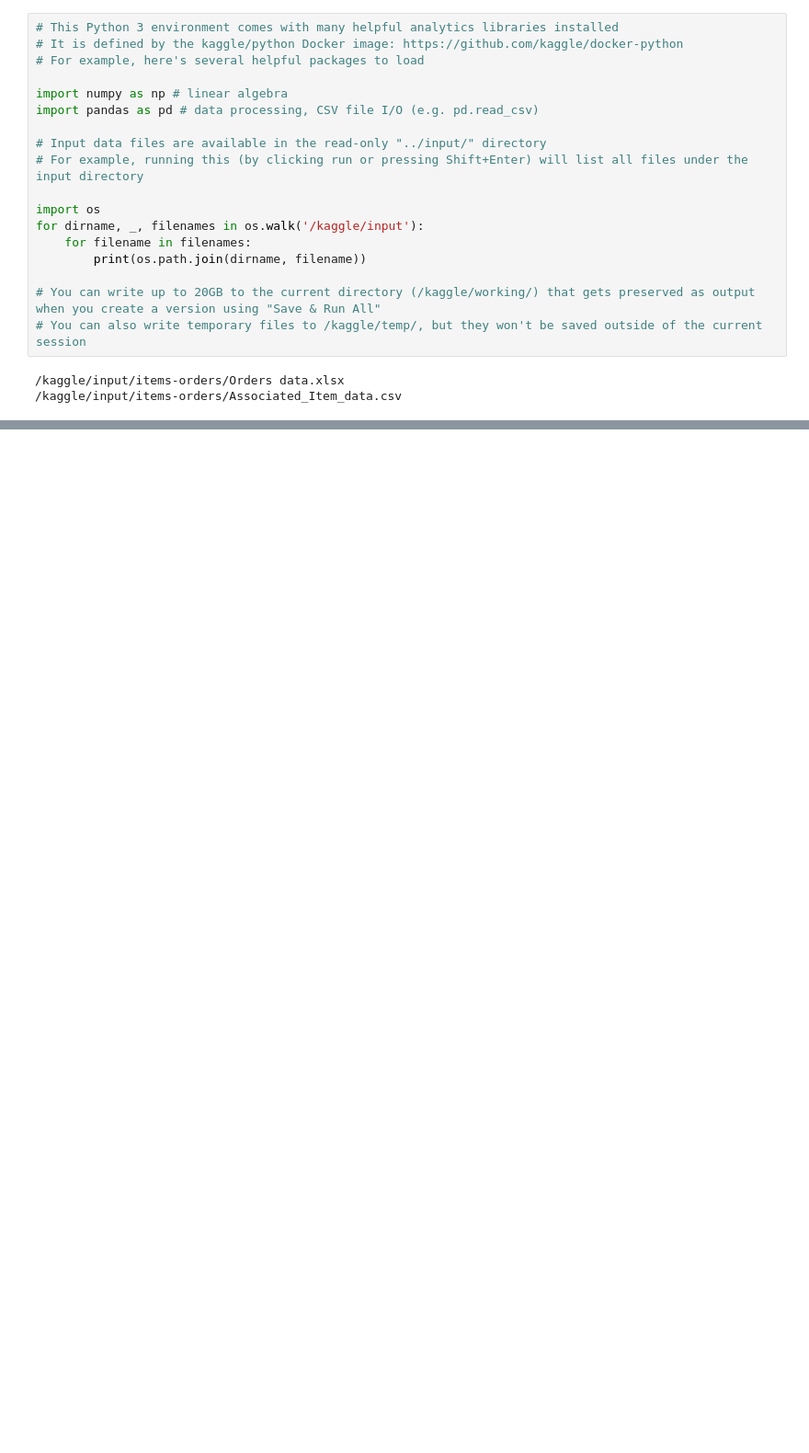
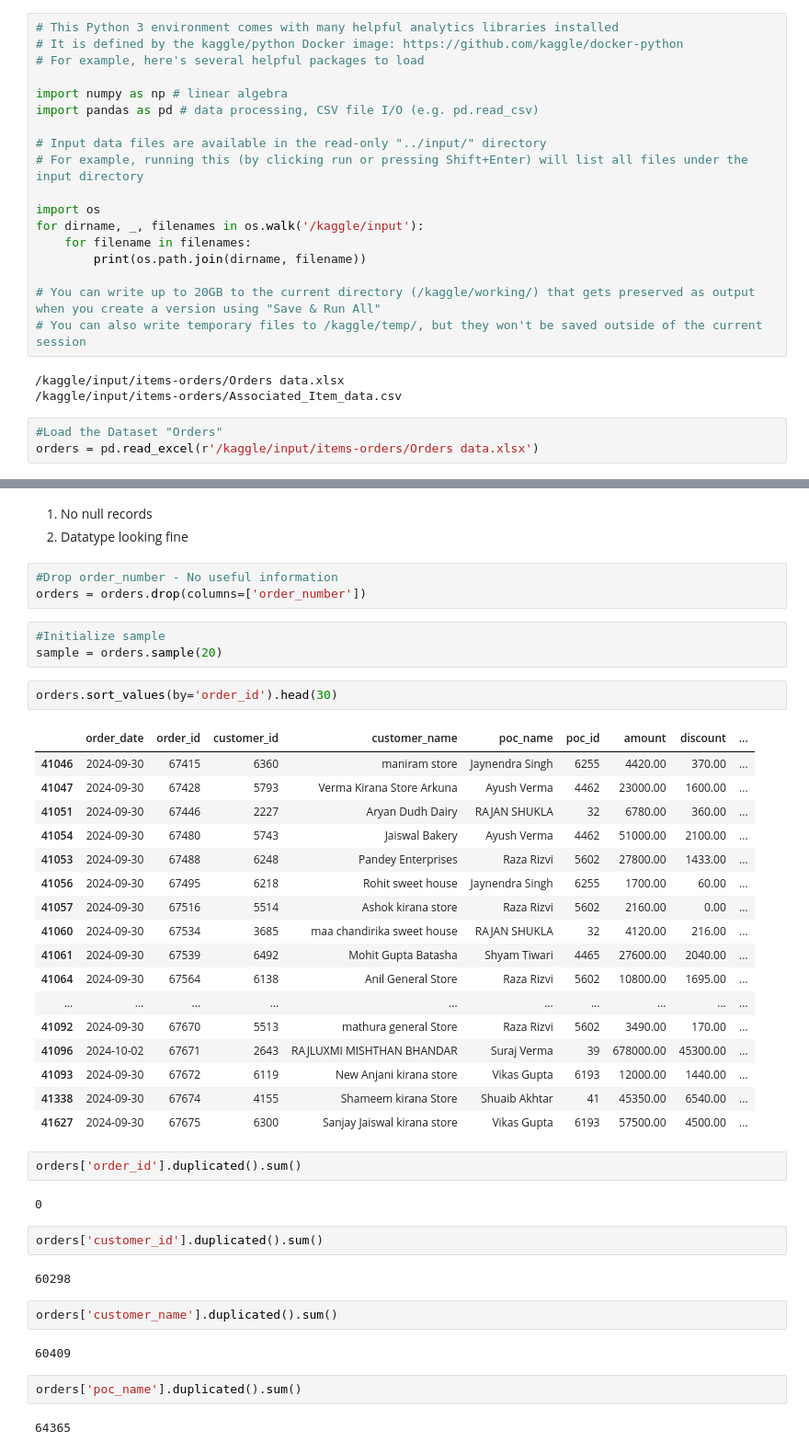
Before and after one commit to RujhaanTaneja/UnORG-SC-DS-MID-PREP_TEAM_HYPERION_Submission, a Jupyter notebook: Krish'sCodeFiles/Model.ipynb, the cells around one changed output, grey strips where cells are left out. Shown at 92% size. Cells and saved outputs as stored; diff of their text form; blank space fills up the shorter version.

Commit message:
Kaggle Notebook | UnORG_Krish | Version 2

```diff
--- a/Krish'sCodeFiles/Model.ipynb
+++ b/Krish'sCodeFiles/Model.ipynb
@@ -19,3 +19,6 @@ for dirname, _, filenames in os.walk('/kaggle/input'):
 # %% [output]
 /kaggle/input/items-orders/Orders data.xlsx
 /kaggle/input/items-orders/Associated_Item_data.csv
+# %%
+#Load the Dataset "Orders"
+orders = pd.read_excel(r'/kaggle/input/items-orders/Orders data.xlsx')
@@ -21,0 +54,46 @@ for dirname, _, filenames in os.walk('/kaggle/input'):
+# %% [markdown]
+
+1. No null records
+2. Datatype looking fine
+# %%
+#Drop order_number - No useful information
+orders = orders.drop(columns=['order_number'])
+# %%
+#Initialize sample
+sample = orders.sample(20)
+# %%
+orders.sort_values(by='order_id').head(30)
+# %% [output]
+|  | order_date | order_id | customer_id | customer_name | poc_name | poc_id | amount | discount | ... |
+| 41046 | 2024-09-30 | 67415 | 6360 | maniram store | Jaynendra Singh | 6255 | 4420.00 | 370.00 | ... |
+| 41047 | 2024-09-30 | 67428 | 5793 | Verma Kirana Store Arkuna | Ayush Verma | 4462 | 23000.00 | 1600.00 | ... |
+| 41051 | 2024-09-30 | 67446 | 2227 | Aryan Dudh Dairy | RAJAN SHUKLA | 32 | 6780.00 | 360.00 | ... |
+| 41054 | 2024-09-30 | 67480 | 5743 | Jaiswal Bakery | Ayush Verma | 4462 | 51000.00 | 2100.00 | ... |
+| 41053 | 2024-09-30 | 67488 | 6248 | Pandey Enterprises | Raza Rizvi | 5602 | 27800.00 | 1433.00 | ... |
+| 41056 | 2024-09-30 | 67495 | 6218 | Rohit sweet house | Jaynendra Singh | 6255 | 1700.00 | 60.00 | ... |
+| 41057 | 2024-09-30 | 67516 | 5514 | Ashok kirana store | Raza Rizvi | 5602 | 2160.00 | 0.00 | ... |
+| 41060 | 2024-09-30 | 67534 | 3685 | maa chandirika sweet house | RAJAN SHUKLA | 32 | 4120.00 | 216.00 | ... |
+| 41061 | 2024-09-30 | 67539 | 6492 | Mohit Gupta Batasha | Shyam Tiwari | 4465 | 27600.00 | 2040.00 | ... |
+| 41064 | 2024-09-30 | 67564 | 6138 | Anil General Store | Raza Rizvi | 5602 | 10800.00 | 1695.00 | ... |
+| ... | ... | ... | ... | ... | ... | ... | ... | ... | ... |
+| 41092 | 2024-09-30 | 67670 | 5513 | mathura general Store | Raza Rizvi | 5602 | 3490.00 | 170.00 | ... |
+| 41096 | 2024-10-02 | 67671 | 2643 | RAJLUXMI MISHTHAN BHANDAR | Suraj Verma | 39 | 678000.00 | 45300.00 | ... |
+| 41093 | 2024-09-30 | 67672 | 6119 | New Anjani kirana store | Vikas Gupta | 6193 | 12000.00 | 1440.00 | ... |
+| 41338 | 2024-09-30 | 67674 | 4155 | Shameem kirana Store | Shuaib Akhtar | 41 | 45350.00 | 6540.00 | ... |
+| 41627 | 2024-09-30 | 67675 | 6300 | Sanjay Jaiswal kirana store | Vikas Gupta | 6193 | 57500.00 | 4500.00 | ... |
+# %%
+orders['order_id'].duplicated().sum()
+# %% [output]
+0
+# %%
+orders['customer_id'].duplicated().sum()
+# %% [output]
+60298
+# %%
+orders['customer_name'].duplicated().sum()
+# %% [output]
+60409
+# %%
+orders['poc_name'].duplicated().sum()
+# %% [output]
+64365
```
Also changed, not shown: parts of 18 cells of this notebook.
